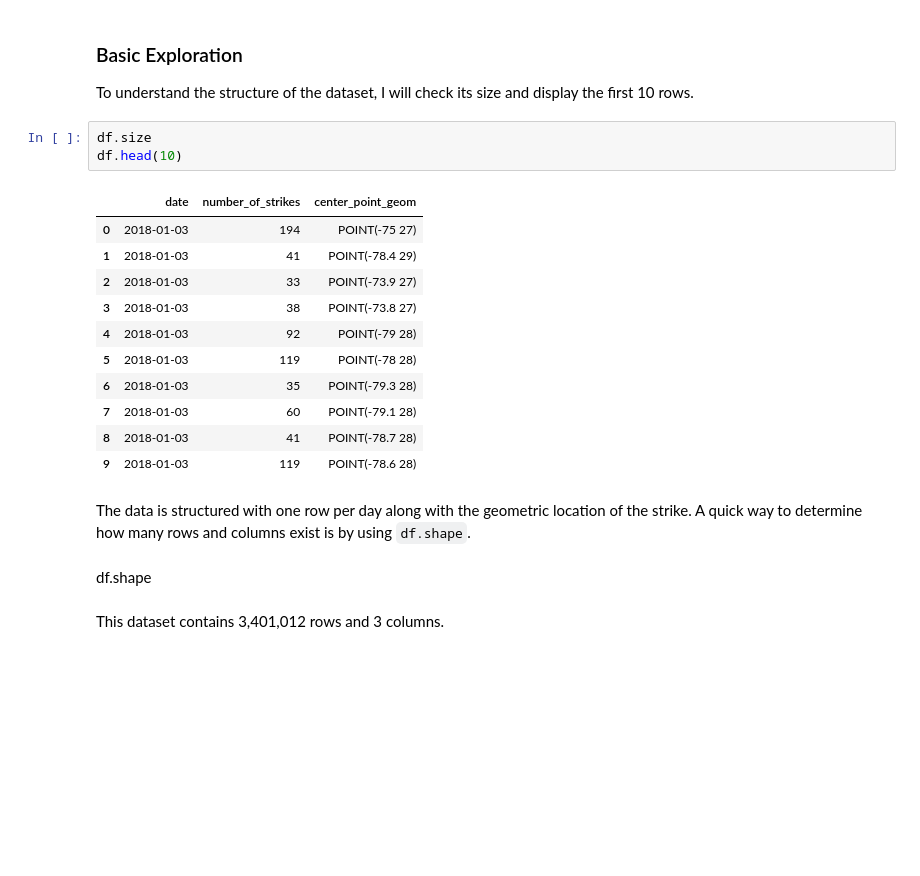
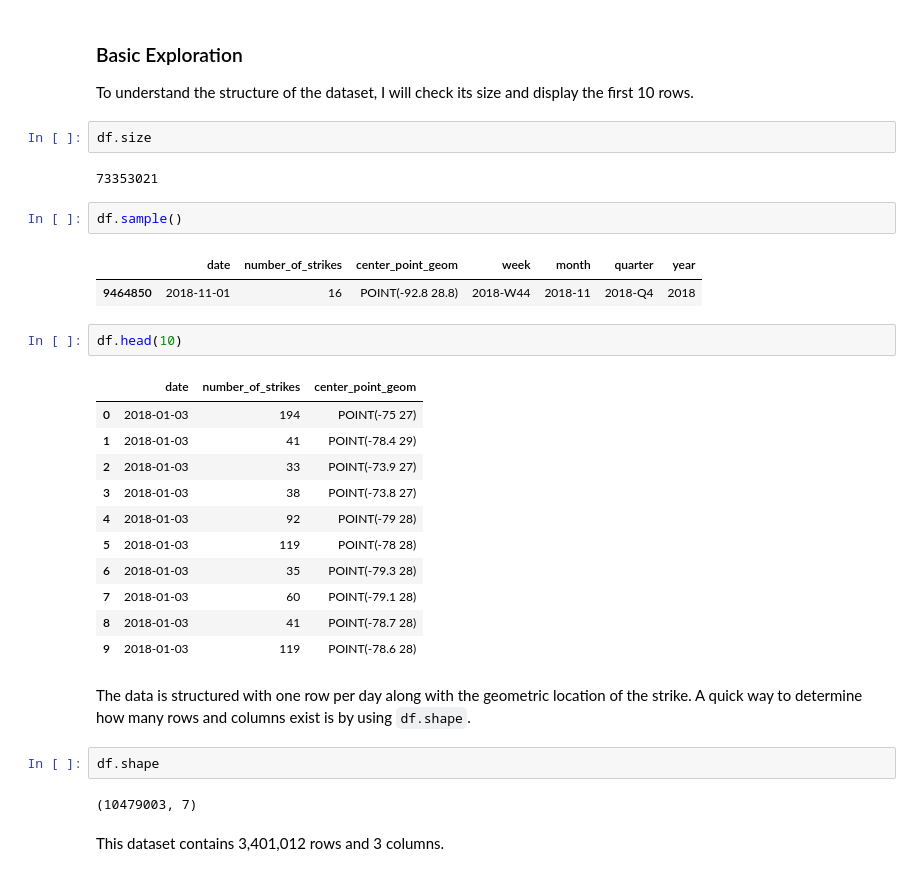
Before and after one commit to Cyberoctane29/NOAA-Lightning-Analysis, a Jupyter notebook: NOAA_Lightning_Analysis.ipynb, the cells around one changed output. Saved outputs shown, nothing was run; the diff lists cells and outputs as text; blank space fills up the shorter version.

```diff
--- a/NOAA_Lightning_Analysis.ipynb
+++ b/NOAA_Lightning_Analysis.ipynb
@@ -57,8 +57,16 @@ df = pd.read_csv(r'C:\Users\saswa\Documents\GitHub\NOAA-Lightning-Analysis\Data\
 # %% [markdown]
 ### Basic Exploration
 To understand the structure of the dataset, I will check its size and display the first 10 rows.
+# %%
+df.size
+# %% [output]
+73353021
+# %%
+df.sample()
+# %% [output]
+|  | date | number_of_strikes | center_point_geom | week | month | quarter | year |
+| 9464850 | 2018-11-01 | 16 | POINT(-92.8 28.8) | 2018-W44 | 2018-11 | 2018-Q4 | 2018 |
 # %%
-df.size
 df.head(10)
 # %% [output]
 |  | date | number_of_strikes | center_point_geom |
@@ -74,8 +82,10 @@ df.head(10)
 | 9 | 2018-01-03 | 119 | POINT(-78.6 28) |
 # %% [markdown]
 The data is structured with one row per day along with the geometric location of the strike. A quick way to determine how many rows and columns exist is by using `df.shape`.
-# %% [markdown]
-df.shape
+# %%
+df.shape
+# %% [output]
+(10479003, 7)
 # %% [markdown]
 This dataset contains 3,401,012 rows and 3 columns.
 # %%
```
Also changed, not shown: parts of 1 cell of this notebook.
